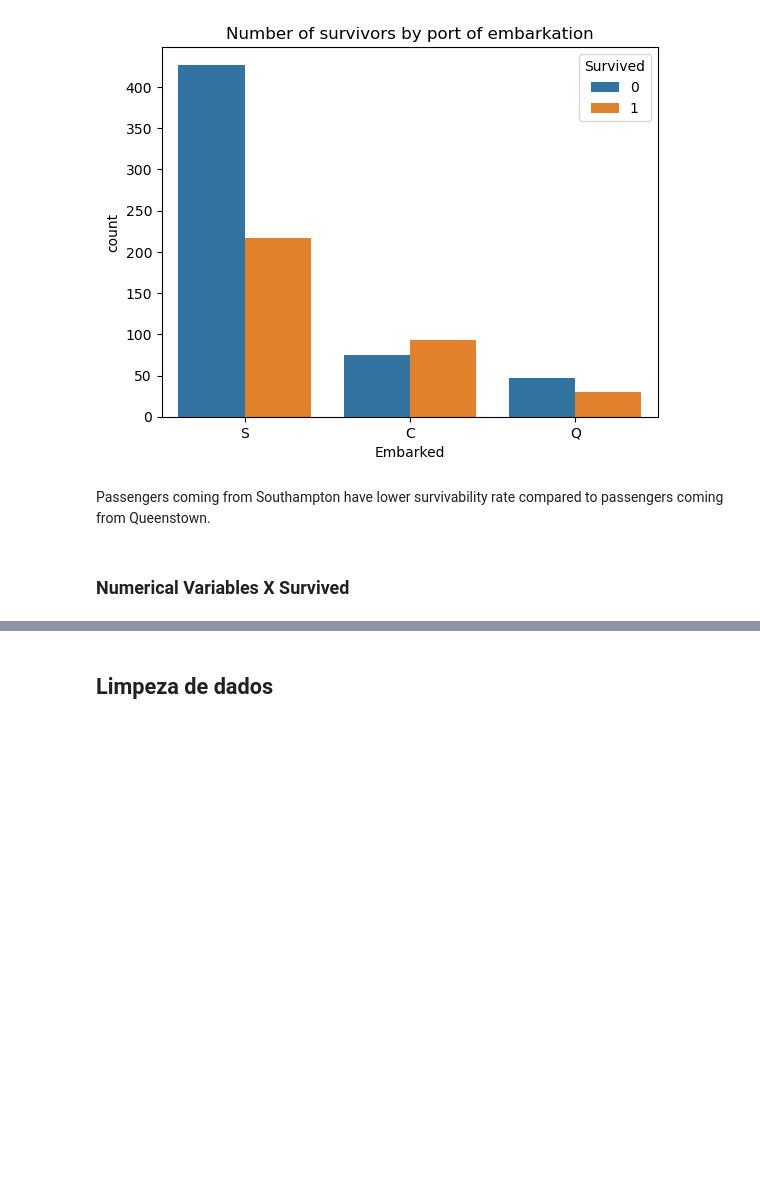
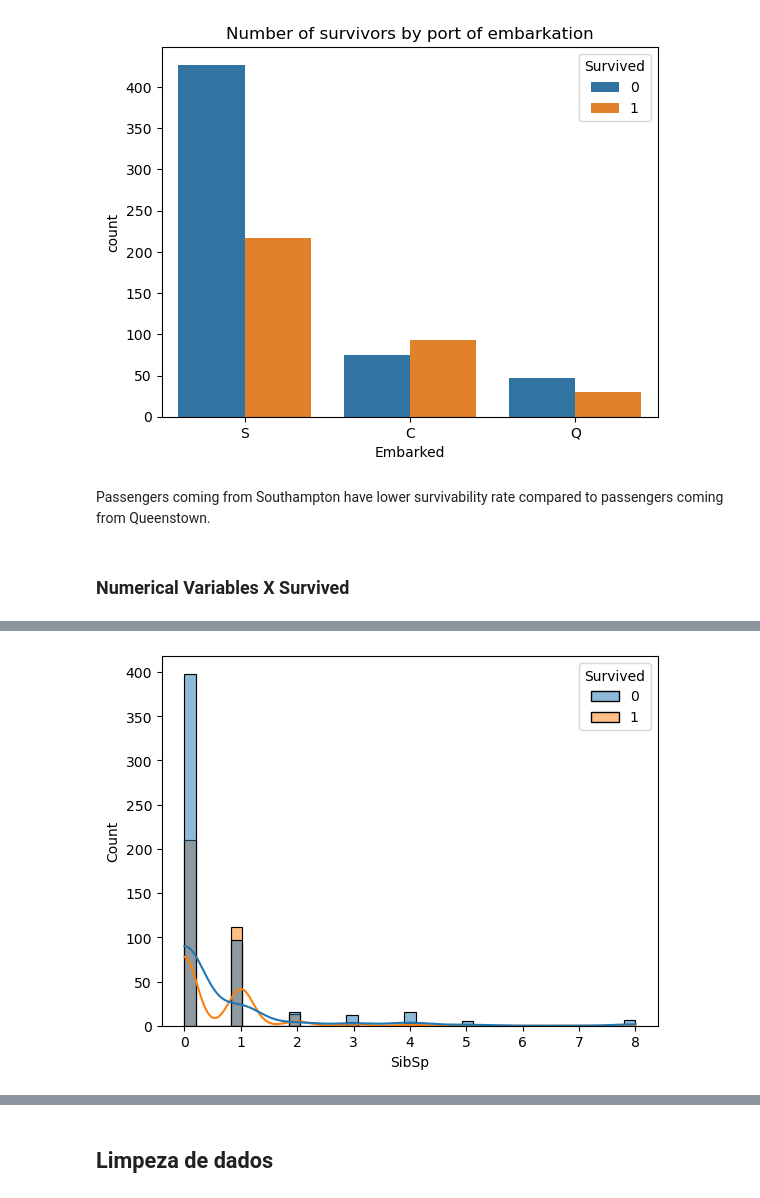
Before and after one commit to YohanFr18/titanic-naive-bayes, a Jupyter notebook: notebooks/naive_bayes.ipynb, the cells around one changed output, grey strips where cells are left out. Drawn from its saved outputs; the diff is of its cells as text; code cells hidden in the pictures; blank space fills up the shorter version.

```diff
--- a/notebooks/naive_bayes.ipynb
+++ b/notebooks/naive_bayes.ipynb
@@ -101,0 +110,4 @@ Passengers coming from Southampton have lower survivability rate compared to pas
+# %%
+sns.histplot(x=train['SibSp'], hue=train['Survived'], kde=True);
+# %% [output]
+[figure, added]
```
Also changed, not shown: parts of 3 cells of this notebook.
